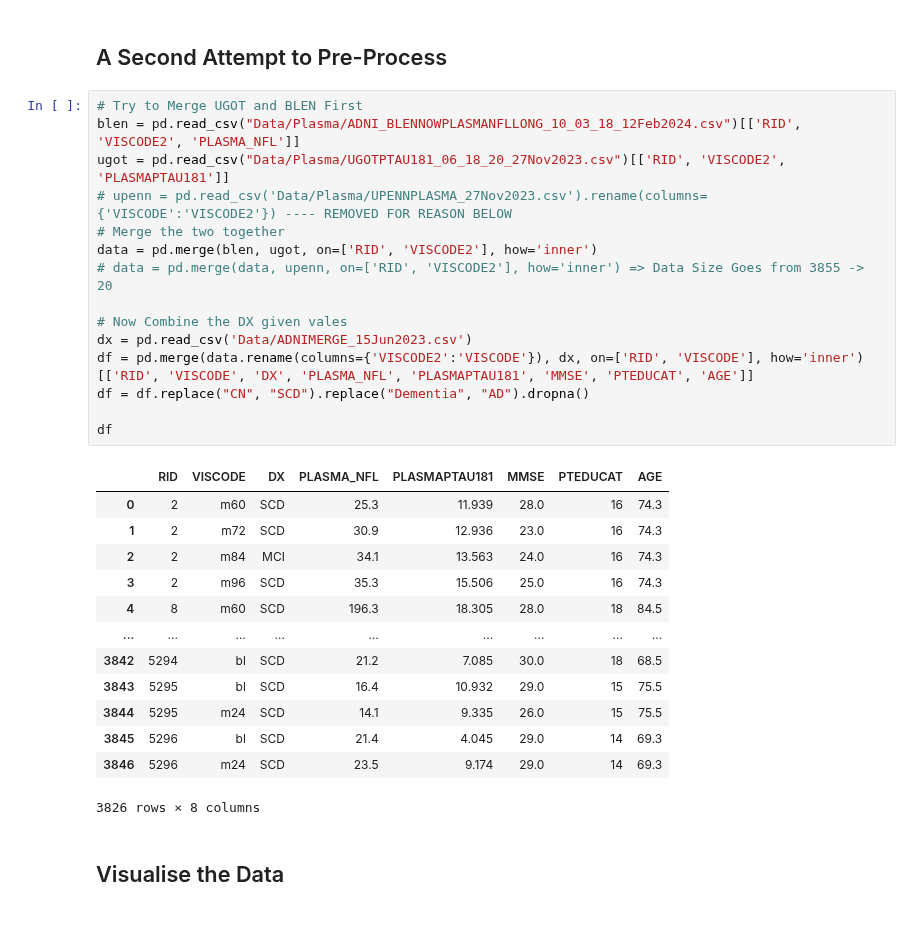
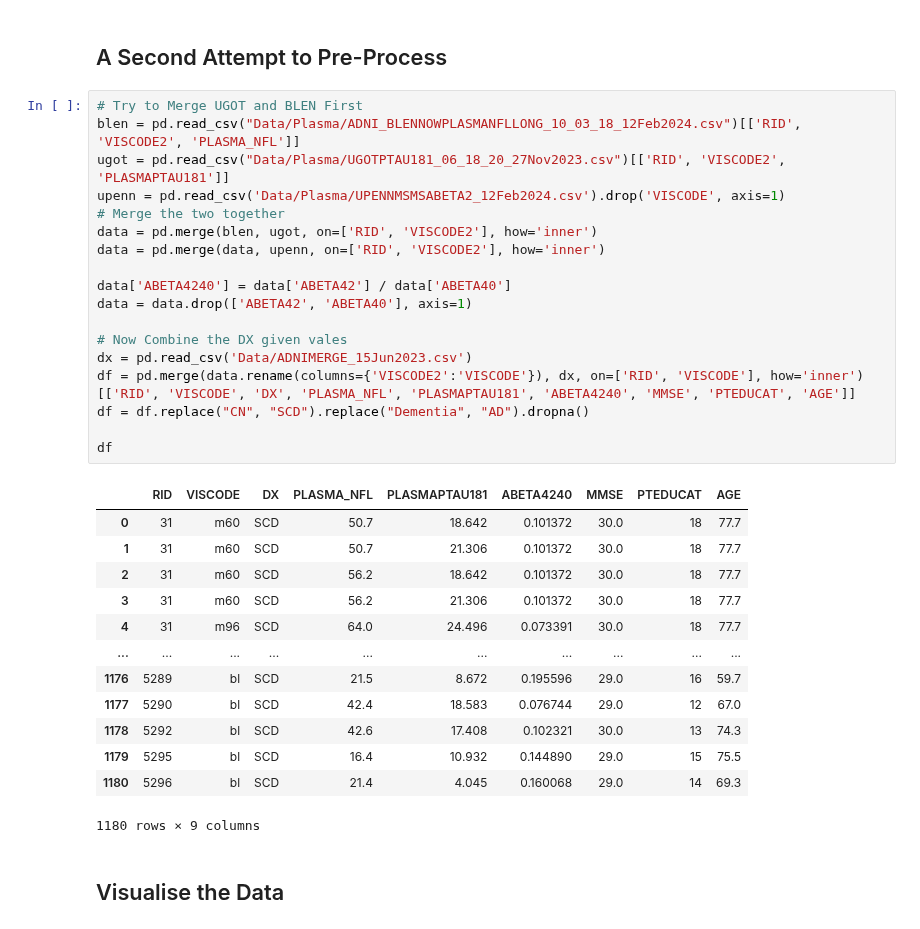
Before and after one commit to danielmakin/NoMoreAlzheimersDisease, a Jupyter notebook: PreProcessing.ipynb, the cells around one changed output. Drawn from its saved outputs; the diff is of its cells as text.

```diff
--- a/PreProcessing.ipynb
+++ b/PreProcessing.ipynb
@@ -246,31 +246,34 @@ plt.show()
 # %%
 # Try to Merge UGOT and BLEN First
 blen = pd.read_csv("Data/Plasma/ADNI_BLENNOWPLASMANFLLONG_10_03_18_12Feb2024.csv")[['RID', 'VISCODE2', 'PLASMA_NFL']]
 ugot = pd.read_csv("Data/Plasma/UGOTPTAU181_06_18_20_27Nov2023.csv")[['RID', 'VISCODE2', 'PLASMAPTAU181']]
-# upenn = pd.read_csv('Data/Plasma/UPENNPLASMA_27Nov2023.csv').rename(columns={'VISCODE':'VISCODE2'}) ---- REMOVED FOR REASON BELOW
+upenn = pd.read_csv('Data/Plasma/UPENNMSMSABETA2_12Feb2024.csv').drop('VISCODE', axis=1)
 # Merge the two together
 data = pd.merge(blen, ugot, on=['RID', 'VISCODE2'], how='inner')
-# data = pd.merge(data, upenn, on=['RID', 'VISCODE2'], how='inner') => Data Size Goes from 3855 -> 20
+data = pd.merge(data, upenn, on=['RID', 'VISCODE2'], how='inner')
+
+data['ABETA4240'] = data['ABETA42'] / data['ABETA40']
+data = data.drop(['ABETA42', 'ABETA40'], axis=1)
 
 # Now Combine the DX given vales
 dx = pd.read_csv('Data/ADNIMERGE_15Jun2023.csv')
-df = pd.merge(data.rename(columns={'VISCODE2':'VISCODE'}), dx, on=['RID', 'VISCODE'], how='inner')[['RID', 'VISCODE', 'DX', 'PLASMA_NFL', 'PLASMAPTAU181', 'MMSE', 'PTEDUCAT', 'AGE']]
+df = pd.merge(data.rename(columns={'VISCODE2':'VISCODE'}), dx, on=['RID', 'VISCODE'], how='inner')[['RID', 'VISCODE', 'DX', 'PLASMA_NFL', 'PLASMAPTAU181', 'ABETA4240', 'MMSE', 'PTEDUCAT', 'AGE']]
 df = df.replace("CN", "SCD").replace("Dementia", "AD").dropna()
 
 df
 # %% [output]
-|  | RID | VISCODE | DX | PLASMA_NFL | PLASMAPTAU181 | MMSE | PTEDUCAT | AGE |
-| 0 | 2 | m60 | SCD | 25.3 | 11.939 | 28.0 | 16 | 74.3 |
-| 1 | 2 | m72 | SCD | 30.9 | 12.936 | 23.0 | 16 | 74.3 |
-| 2 | 2 | m84 | MCI | 34.1 | 13.563 | 24.0 | 16 | 74.3 |
-| 3 | 2 | m96 | SCD | 35.3 | 15.506 | 25.0 | 16 | 74.3 |
-| 4 | 8 | m60 | SCD | 196.3 | 18.305 | 28.0 | 18 | 84.5 |
-| ... | ... | ... | ... | ... | ... | ... | ... | ... |
-| 3842 | 5294 | bl | SCD | 21.2 | 7.085 | 30.0 | 18 | 68.5 |
-| 3843 | 5295 | bl | SCD | 16.4 | 10.932 | 29.0 | 15 | 75.5 |
-| 3844 | 5295 | m24 | SCD | 14.1 | 9.335 | 26.0 | 15 | 75.5 |
-| 3845 | 5296 | bl | SCD | 21.4 | 4.045 | 29.0 | 14 | 69.3 |
-| 3846 | 5296 | m24 | SCD | 23.5 | 9.174 | 29.0 | 14 | 69.3 |
+|  | RID | VISCODE | DX | PLASMA_NFL | PLASMAPTAU181 | ABETA4240 | MMSE | PTEDUCAT | AGE |
+| 0 | 31 | m60 | SCD | 50.7 | 18.642 | 0.101372 | 30.0 | 18 | 77.7 |
+| 1 | 31 | m60 | SCD | 50.7 | 21.306 | 0.101372 | 30.0 | 18 | 77.7 |
+| 2 | 31 | m60 | SCD | 56.2 | 18.642 | 0.101372 | 30.0 | 18 | 77.7 |
+| 3 | 31 | m60 | SCD | 56.2 | 21.306 | 0.101372 | 30.0 | 18 | 77.7 |
+| 4 | 31 | m96 | SCD | 64.0 | 24.496 | 0.073391 | 30.0 | 18 | 77.7 |
+| ... | ... | ... | ... | ... | ... | ... | ... | ... | ... |
+| 1176 | 5289 | bl | SCD | 21.5 | 8.672 | 0.195596 | 29.0 | 16 | 59.7 |
+| 1177 | 5290 | bl | SCD | 42.4 | 18.583 | 0.076744 | 29.0 | 12 | 67.0 |
+| 1178 | 5292 | bl | SCD | 42.6 | 17.408 | 0.102321 | 30.0 | 13 | 74.3 |
+| 1179 | 5295 | bl | SCD | 16.4 | 10.932 | 0.144890 | 29.0 | 15 | 75.5 |
+| 1180 | 5296 | bl | SCD | 21.4 | 4.045 | 0.160068 | 29.0 | 14 | 69.3 |
-3826 rows × 8 columns
+1180 rows × 9 columns
 # %% [markdown]
 ## Visualise the Data
```
Also changed, not shown: parts of 6 cells of this notebook, 1 other file.
